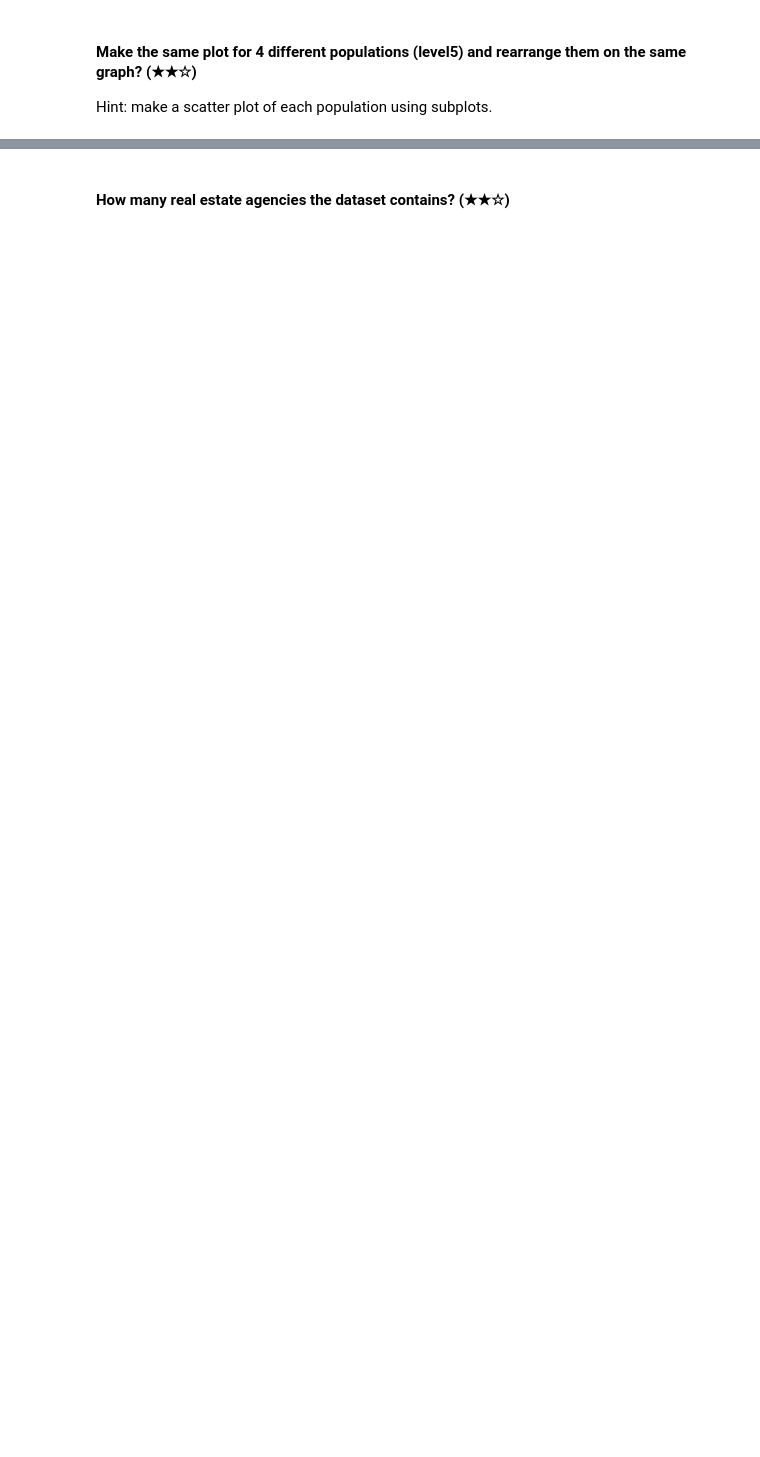
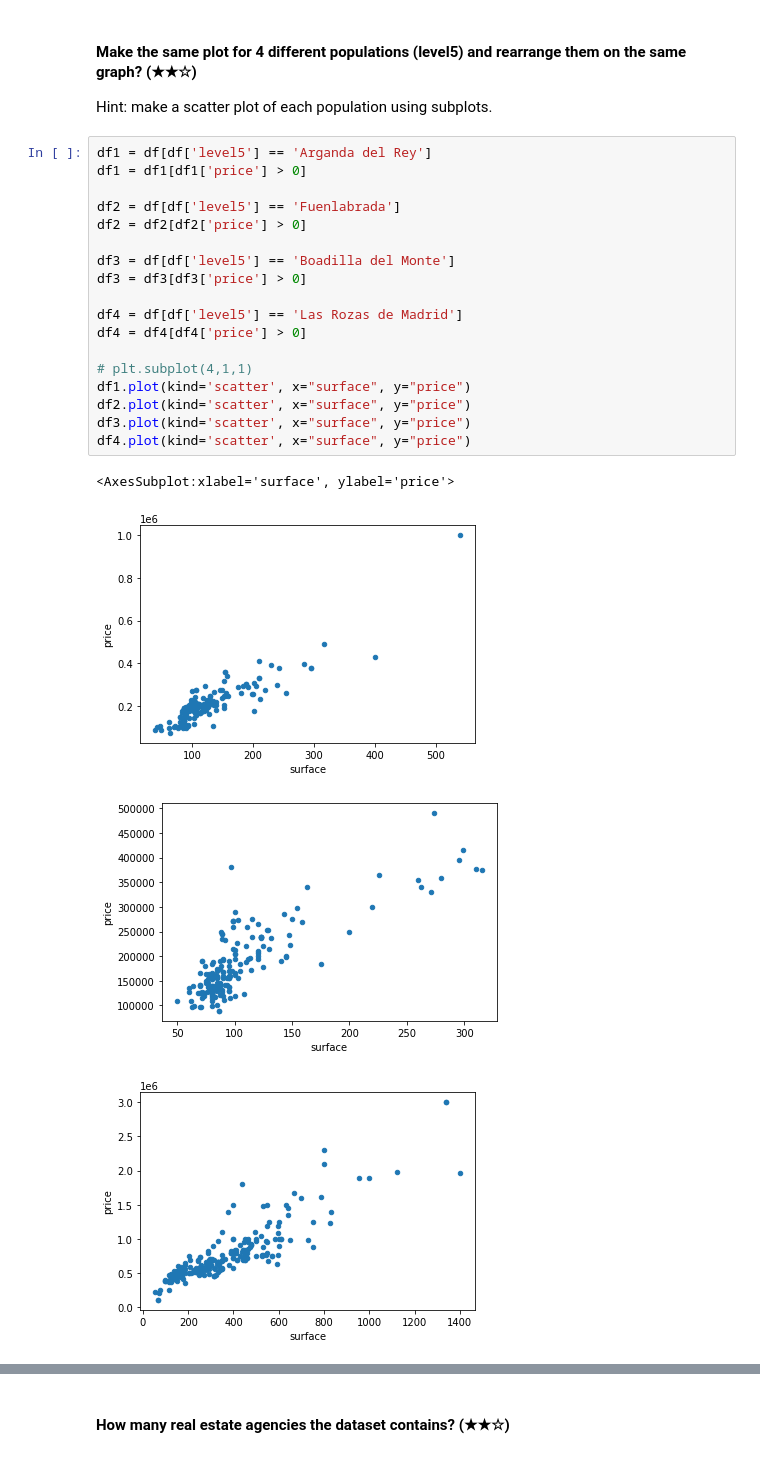
Before and after one commit to spannozzo/realestate-datacleanup-exercise, a Jupyter notebook: project.ipynb, the cells around one changed output, grey strips where cells are left out. Cells and saved outputs as stored; diff of their text form; blank space fills up the shorter version.

```diff
--- a/project.ipynb
+++ b/project.ipynb
@@ -181,3 +375,26 @@ Hint: make a scatter plot.
 # %% [markdown]
 #### Make the same plot for 4 different populations (level5) and rearrange them on the same graph? (★★☆)
 Hint: make a scatter plot of each population using subplots.
+# %%
+df1 = df[df['level5'] == 'Arganda del Rey']
+df1 = df1[df1['price'] > 0]
+
+df2 = df[df['level5'] == 'Fuenlabrada']
+df2 = df2[df2['price'] > 0]
+
+df3 = df[df['level5'] == 'Boadilla del Monte']
+df3 = df3[df3['price'] > 0]
+
+df4 = df[df['level5'] == 'Las Rozas de Madrid']
+df4 = df4[df4['price'] > 0]
+
+# plt.subplot(4,1,1)
+df1.plot(kind='scatter', x="surface", y="price")
+df2.plot(kind='scatter', x="surface", y="price")
+df3.plot(kind='scatter', x="surface", y="price")
+df4.plot(kind='scatter', x="surface", y="price")
+# %% [output]
+<AxesSubplot:xlabel='surface', ylabel='price'>
+[figure, added]
+[figure, added]
+[figure, added]
```
Also changed, not shown: parts of 15 cells of this notebook.
